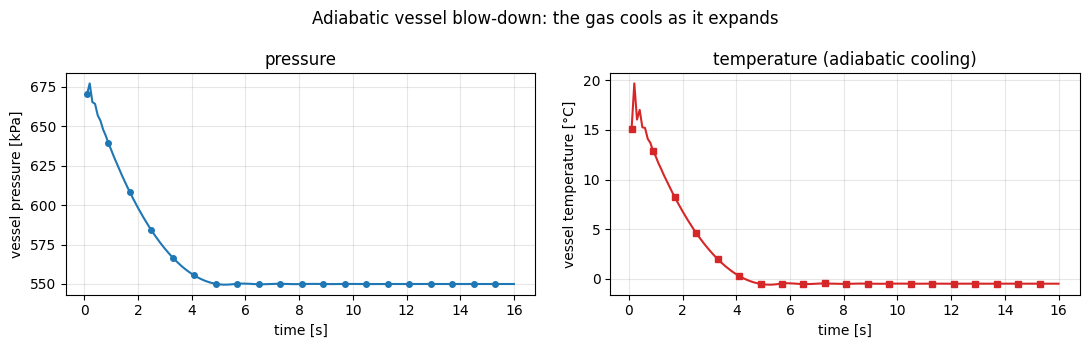
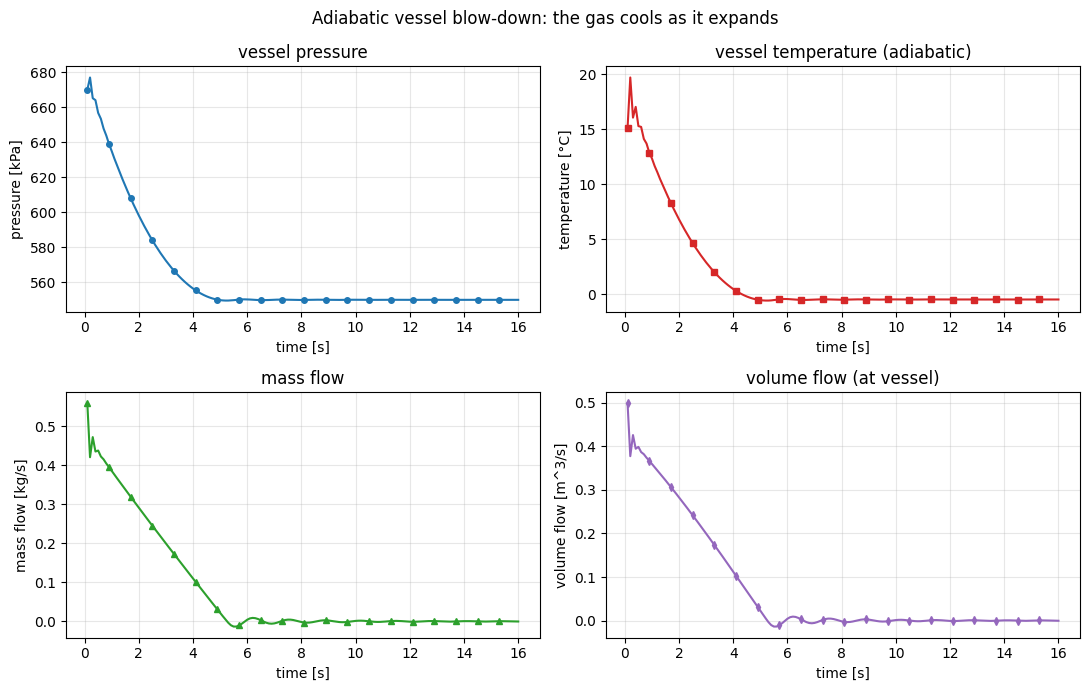
The change to this notebook cell's code, shown as a diff; its figure went from the first image to the second:
--- before
+++ after
@@ -2,5 +2,6 @@
 import matplotlib.pyplot as plt
 
-m = th.Model(fluid=th.Fluid("helium"))
+he = th.Fluid("helium")
+m = th.Model(fluid=he)
 m.add_pipe("tank", "out", length=10.0, diameter=0.05, n_cells=2, name="throttle")
 tank = m.node("tank")
@@ -10,17 +11,23 @@
 m.pressure_boundary("out", p=550e3, T=300.0)   # discharge to 550 kPa
 
-# Adiabatic (solve_energy=True, no heat source) and released from the charged state.
-hist = m.run(dt=0.1, duration=16.0, record=("p:tank", "T:tank"),
+# Adiabatic (solve_energy=True, no heat source), released from the charged state.
+hist = m.run(dt=0.1, duration=16.0, record=("p:tank", "T:tank", "flow:throttle"),
              alpha=0.6, relaxation=0.4, solve_energy=True, steady_init=False)
 t = hist["t"]
+mdot = hist["flow:throttle"]                                   # mass flow [kg/s]
+vdot = [md / he.density(p, T)                                  # volume flow [m^3/s]
+        for md, p, T in zip(mdot, hist["p:tank"], hist["T:tank"])]
 
-fig, (ax1, ax2) = plt.subplots(1, 2, figsize=(11, 3.5))
-ax1.plot(t, [p / 1e3 for p in hist["p:tank"]], marker="o", markevery=8, ms=4)
-ax1.set(xlabel="time [s]", ylabel="vessel pressure [kPa]", title="pressure")
-ax2.plot(t, [T - 273.15 for T in hist["T:tank"]], marker="s", markevery=8, ms=4, color="C3")
-ax2.set(xlabel="time [s]", ylabel="vessel temperature [°C]",
-        title="temperature (adiabatic cooling)")
-for ax in (ax1, ax2):
-    ax.grid(True, alpha=0.3)
+fig, ax = plt.subplots(2, 2, figsize=(11, 7))
+ax[0, 0].plot(t, [p / 1e3 for p in hist["p:tank"]], marker="o", markevery=8, ms=4)
+ax[0, 0].set(xlabel="time [s]", ylabel="pressure [kPa]", title="vessel pressure")
+ax[0, 1].plot(t, [T - 273.15 for T in hist["T:tank"]], marker="s", markevery=8, ms=4, color="C3")
+ax[0, 1].set(xlabel="time [s]", ylabel="temperature [°C]", title="vessel temperature (adiabatic)")
+ax[1, 0].plot(t, mdot, marker="^", markevery=8, ms=4, color="C2")
+ax[1, 0].set(xlabel="time [s]", ylabel="mass flow [kg/s]", title="mass flow")
+ax[1, 1].plot(t, vdot, marker="d", markevery=8, ms=4, color="C4")
+ax[1, 1].set(xlabel="time [s]", ylabel="volume flow [m^3/s]", title="volume flow (at vessel)")
+for a in ax.flat:
+    a.grid(True, alpha=0.3)
 fig.suptitle("Adiabatic vessel blow-down: the gas cools as it expands")
 fig.tight_layout()

Commit: notebook: add mass-flow and volume-flow plots to the blow-down